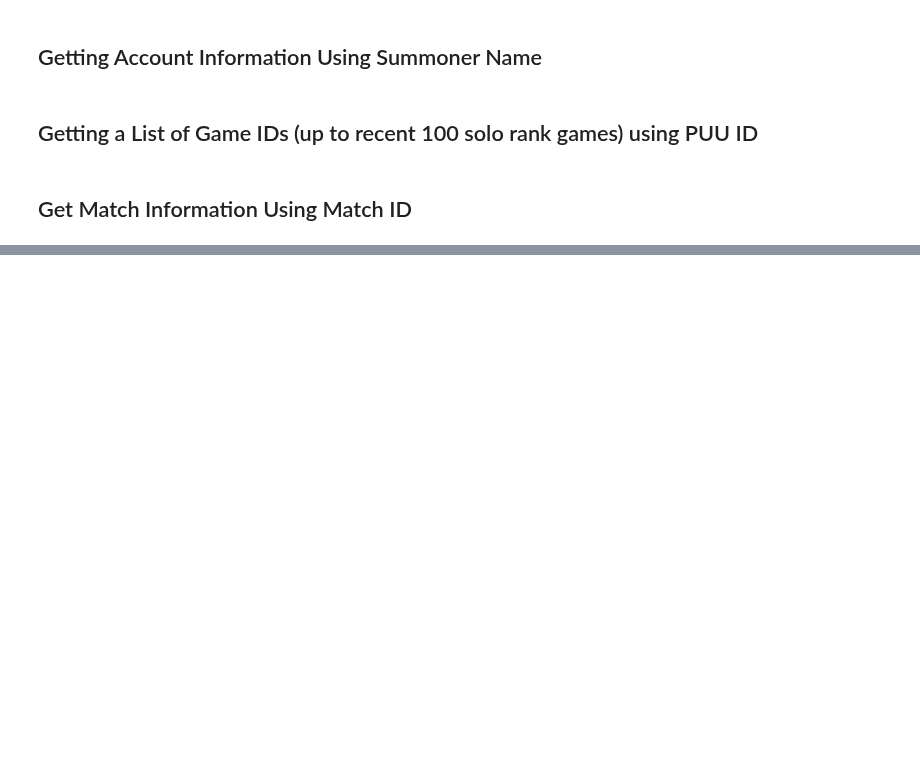
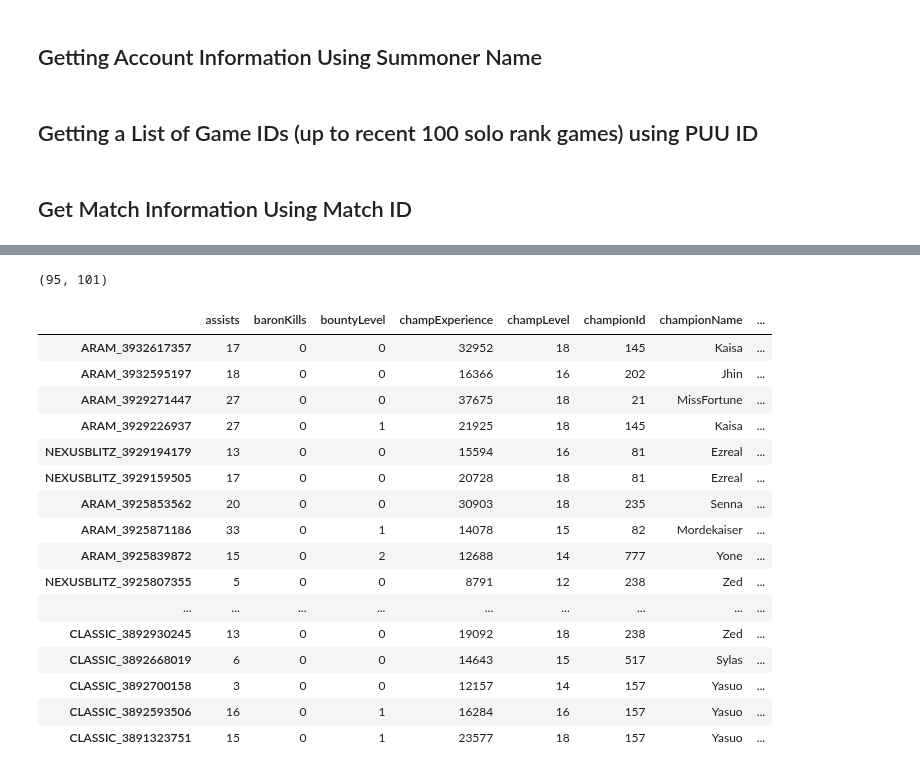
Before and after one commit to jhan-1996/Python_Projects, a Jupyter notebook: league_project_final.ipynb, the cells around one changed output, grey strips where cells are left out. Drawn from its saved outputs; the diff is of its cells as text; code cells hidden in the pictures; blank space fills up the shorter version.

Commit message:
finalized match data functions

```diff
--- a/league_project_final.ipynb
+++ b/league_project_final.ipynb
@@ -1173,0 +206,8 @@ plt.show()
+# %%
+def remove_perks_attribute(match):
+    for key, info in match.items():
+        for key in list(info.keys()):
+            if key == 'perks':
+                del info[key]
+
+    return match
@@ -1173,0 +216,4 @@ plt.show()
+# %%
+def make_matches_df(match):
+    match_df = pd.DataFrame.from_dict(match, orient = 'index')
+    return match_df
@@ -1173,0 +222,22 @@ plt.show()
+# %%
+def get_match_history_by_summoner_name(summoner_name, start, end, riot_api = RIOT_API, request_headers = REQUEST_HEADERS):
+    puu_id = get_puu_id(summoner_name, riot_api, request_headers)
+    match_ids = get_match_ids(puu_id, riot_api, request_headers, start, end)
+    matches_df_listed = []
+
+    for match_id in match_ids:
+        match_detail = get_match_details(match_id, riot_api, request_headers)
+        if match_detail != '404':
+            match_cleaned = clean_and_reduce_match_data(match_detail)
+            match_cleaned_filtered = filter_match_data_by_puuid(match_cleaned, puu_id)
+
+            match_final = remove_perks_attribute(match_cleaned_filtered)
+
+            match_df = make_matches_df(match_final)
+
+            matches_df_listed.append(match_df)
+
+    return pd.concat(matches_df_listed)
+# %%
+
+test = get_match_history_by_summoner_name('Nose Toucher', start = 0, end = 100)
@@ -1173,0 +252,24 @@ plt.show()
+# %%
+test.shape
+# %% [output]
+(95, 101)
+# %%
+test
+# %% [output]
+|  | assists | baronKills | bountyLevel | champExperience | champLevel | championId | championName | ... |
+| ARAM_3932617357 | 17 | 0 | 0 | 32952 | 18 | 145 | Kaisa | ... |
+| ARAM_3932595197 | 18 | 0 | 0 | 16366 | 16 | 202 | Jhin | ... |
+| ARAM_3929271447 | 27 | 0 | 0 | 37675 | 18 | 21 | MissFortune | ... |
+| ARAM_3929226937 | 27 | 0 | 1 | 21925 | 18 | 145 | Kaisa | ... |
+| NEXUSBLITZ_3929194179 | 13 | 0 | 0 | 15594 | 16 | 81 | Ezreal | ... |
+| NEXUSBLITZ_3929159505 | 17 | 0 | 0 | 20728 | 18 | 81 | Ezreal | ... |
+| ARAM_3925853562 | 20 | 0 | 0 | 30903 | 18 | 235 | Senna | ... |
+| ARAM_3925871186 | 33 | 0 | 1 | 14078 | 15 | 82 | Mordekaiser | ... |
+| ARAM_3925839872 | 15 | 0 | 2 | 12688 | 14 | 777 | Yone | ... |
+| NEXUSBLITZ_3925807355 | 5 | 0 | 0 | 8791 | 12 | 238 | Zed | ... |
+| ... | ... | ... | ... | ... | ... | ... | ... | ... |
+| CLASSIC_3892930245 | 13 | 0 | 0 | 19092 | 18 | 238 | Zed | ... |
+| CLASSIC_3892668019 | 6 | 0 | 0 | 14643 | 15 | 517 | Sylas | ... |
+| CLASSIC_3892700158 | 3 | 0 | 0 | 12157 | 14 | 157 | Yasuo | ... |
+| CLASSIC_3892593506 | 16 | 0 | 1 | 16284 | 16 | 157 | Yasuo | ... |
+| CLASSIC_3891323751 | 15 | 0 | 1 | 23577 | 18 | 157 | Yasuo | ... |
```
Also changed, not shown: parts of 123 cells of this notebook.
